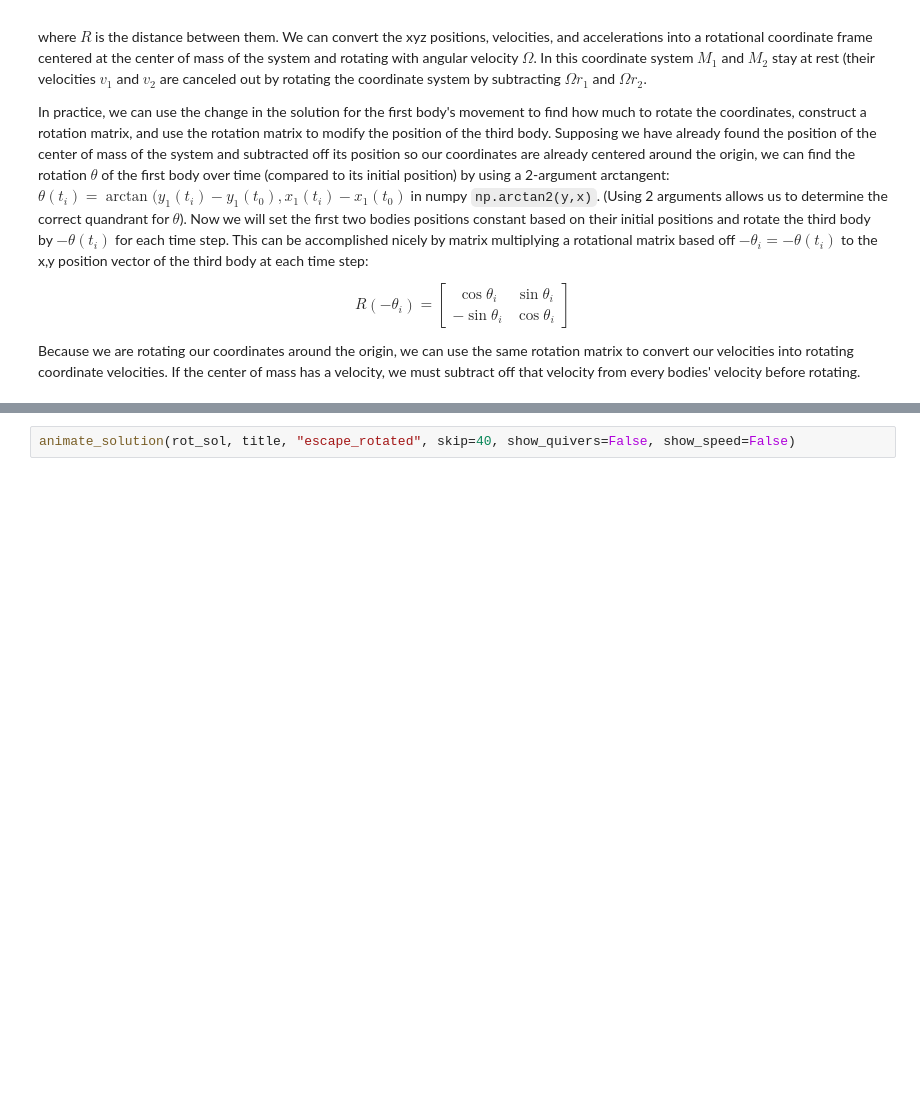
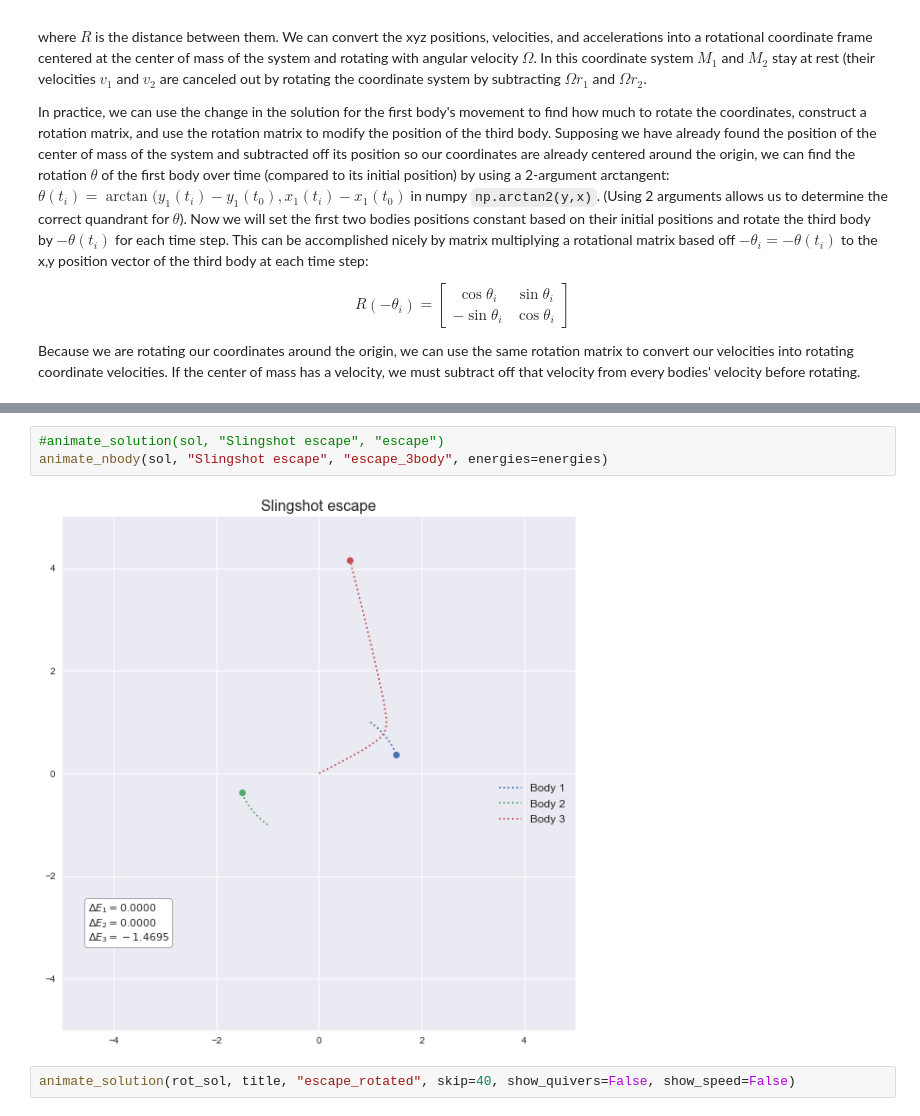
Before and after one commit to samcochran/optimal-spacecraft-control, a Jupyter notebook: Code/Caleb.ipynb, the cells around one changed output, grey strips where cells are left out. Saved outputs shown, nothing was run; the diff lists cells and outputs as text; blank space fills up the shorter version.

```diff
--- a/Code/Caleb.ipynb
+++ b/Code/Caleb.ipynb
@@ -68,4 +73,9 @@ plot_solution(rot_sol, title, show_speed=False)
 [figure]
+# %%
+#animate_solution(sol, "Slingshot escape", "escape")
+animate_nbody(sol, "Slingshot escape", "escape_3body", energies=energies)
+# %% [output]
+[figure, added]
 # %%
 animate_solution(rot_sol, title, "escape_rotated", skip=40, show_quivers=False, show_speed=False)
 # %% [output]
```
Also changed, not shown: parts of 5 cells of this notebook.
